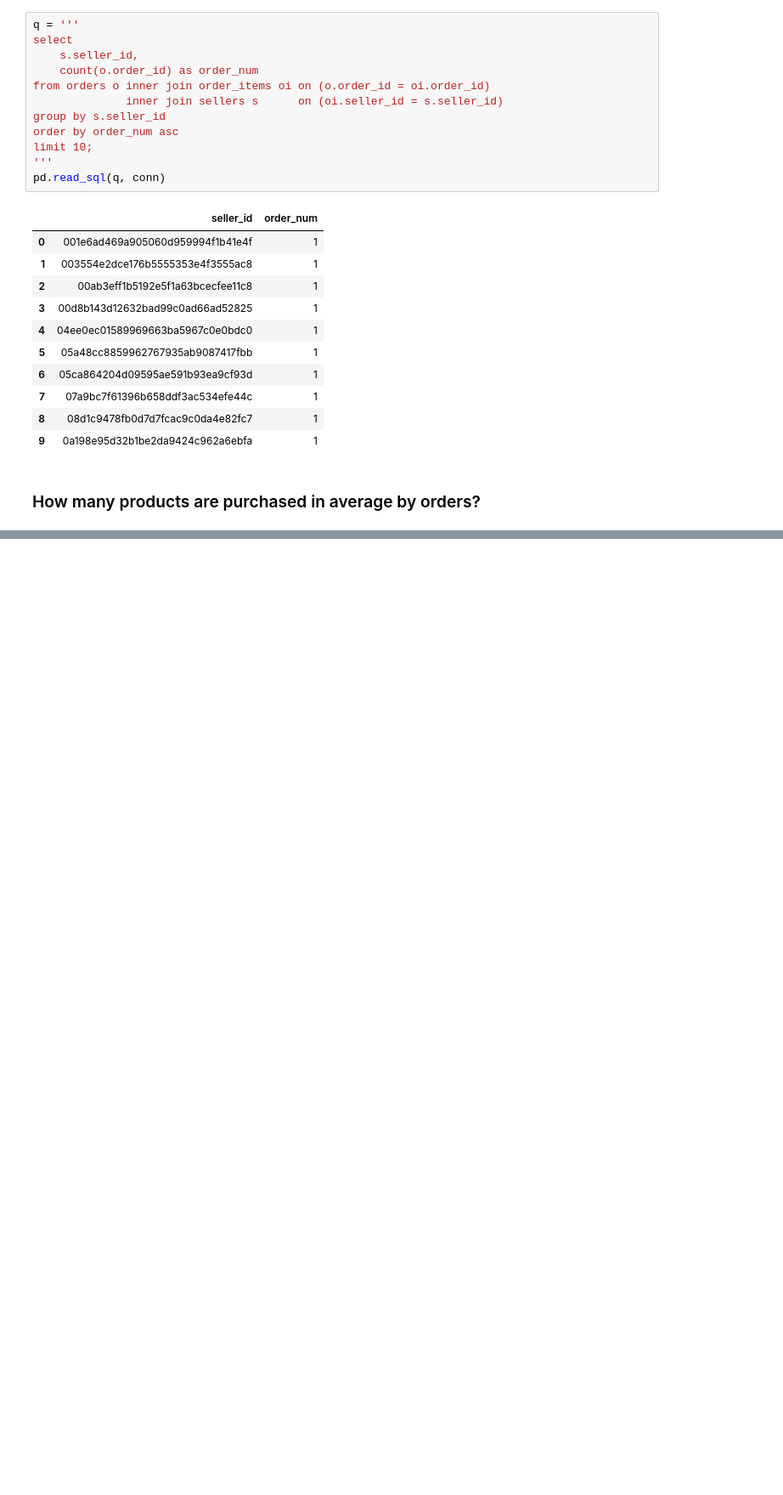
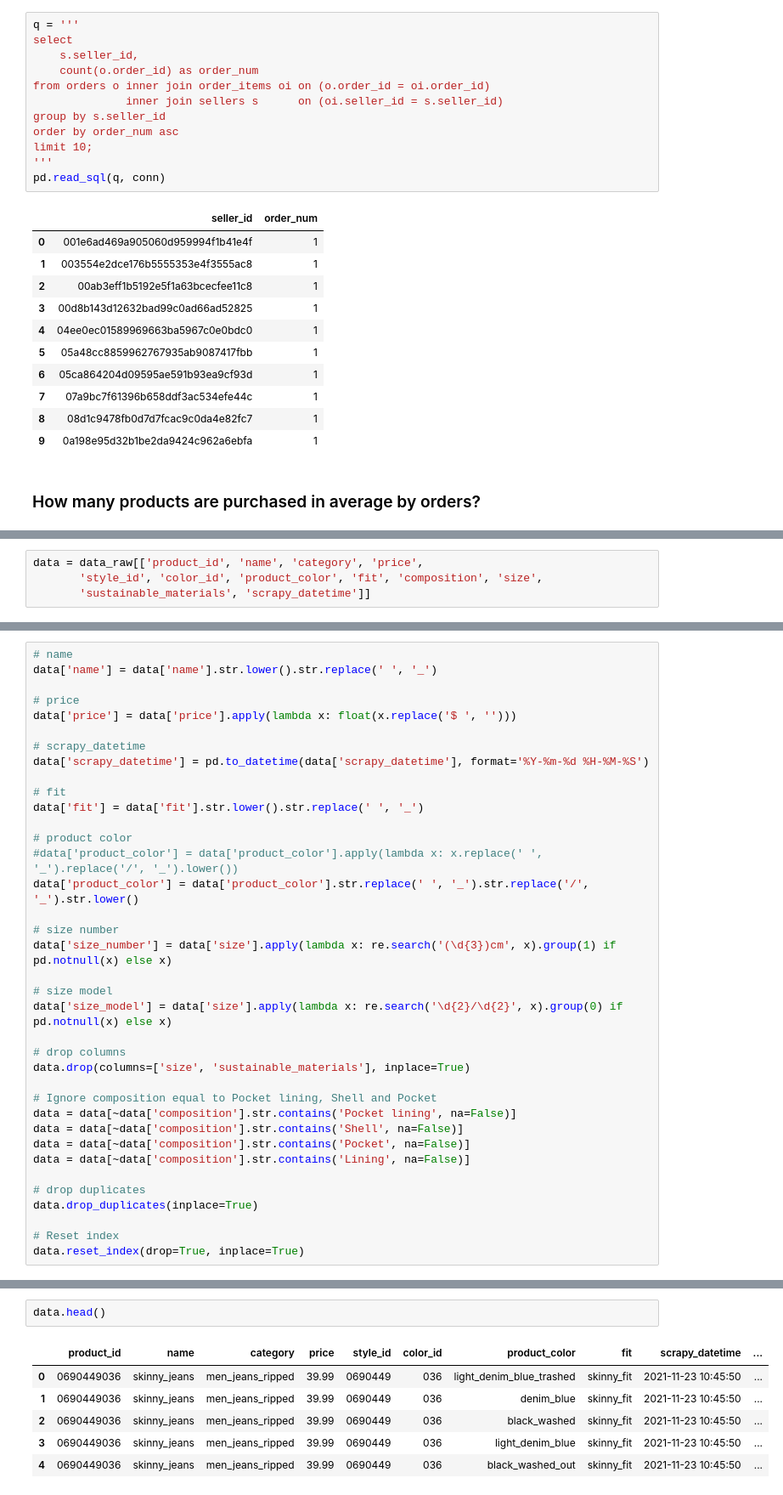
Before and after one commit to MarcosRMG/ds_ao_dev, a Jupyter notebook: notebooks/DS ao DEV.ipynb, the cells around one changed output, grey strips where cells are left out. Shown at 85% size. Drawn from its saved outputs; the diff is of its cells as text; blank space fills up the shorter version.

```diff
--- a/notebooks/DS ao DEV.ipynb
+++ b/notebooks/DS ao DEV.ipynb
@@ -1982,0 +2145,4 @@ pd.read_sql(q, conn)
+# %%
+data = data_raw[['product_id', 'name', 'category', 'price',
+       'style_id', 'color_id', 'product_color', 'fit', 'composition', 'size',
+       'sustainable_materials', 'scrapy_datetime']]
@@ -1982,0 +2168,37 @@ pd.read_sql(q, conn)
+# %%
+# name
+data['name'] = data['name'].str.lower().str.replace(' ', '_')
+
+# price
+data['price'] = data['price'].apply(lambda x: float(x.replace('$ ', '')))
+
+# scrapy_datetime
+data['scrapy_datetime'] = pd.to_datetime(data['scrapy_datetime'], format='%Y-%m-%d %H-%M-%S')
+
+# fit
+data['fit'] = data['fit'].str.lower().str.replace(' ', '_')
+
+# product color
+#data['product_color'] = data['product_color'].apply(lambda x: x.replace(' ', '_').replace('/', '_').lower())
+data['product_color'] = data['product_color'].str.replace(' ', '_').str.replace('/', '_').str.lower()
+
+# size number
+data['size_number'] = data['size'].apply(lambda x: re.search('(\d{3})cm', x).group(1) if pd.notnull(x) else x)
+
+# size model
+data['size_model'] = data['size'].apply(lambda x: re.search('\d{2}/\d{2}', x).group(0) if pd.notnull(x) else x)
+
+# drop columns
+data.drop(columns=['size', 'sustainable_materials'], inplace=True)
+
+# Ignore composition equal to Pocket lining, Shell and Pocket
+data = data[~data['composition'].str.contains('Pocket lining', na=False)]
+data = data[~data['composition'].str.contains('Shell', na=False)]
+data = data[~data['composition'].str.contains('Pocket', na=False)]
+data = data[~data['composition'].str.contains('Lining', na=False)]
+
+# drop duplicates
+data.drop_duplicates(inplace=True)
+
+# Reset index
+data.reset_index(drop=True, inplace=True)
@@ -1982,0 +2253,9 @@ pd.read_sql(q, conn)
+# %%
+data.head()
+# %% [output]
+|  | product_id | name | category | price | style_id | color_id | product_color | fit | scrapy_datetime | ... |
+| 0 | 0690449036 | skinny_jeans | men_jeans_ripped | 39.99 | 0690449 | 036 | light_denim_blue_trashed | skinny_fit | 2021-11-23 10:45:50 | ... |
+| 1 | 0690449036 | skinny_jeans | men_jeans_ripped | 39.99 | 0690449 | 036 | denim_blue | skinny_fit | 2021-11-23 10:45:50 | ... |
+| 2 | 0690449036 | skinny_jeans | men_jeans_ripped | 39.99 | 0690449 | 036 | black_washed | skinny_fit | 2021-11-23 10:45:50 | ... |
+| 3 | 0690449036 | skinny_jeans | men_jeans_ripped | 39.99 | 0690449 | 036 | light_denim_blue | skinny_fit | 2021-11-23 10:45:50 | ... |
+| 4 | 0690449036 | skinny_jeans | men_jeans_ripped | 39.99 | 0690449 | 036 | black_washed_out | skinny_fit | 2021-11-23 10:45:50 | ... |
```
Also changed, not shown: parts of 14 cells of this notebook.
